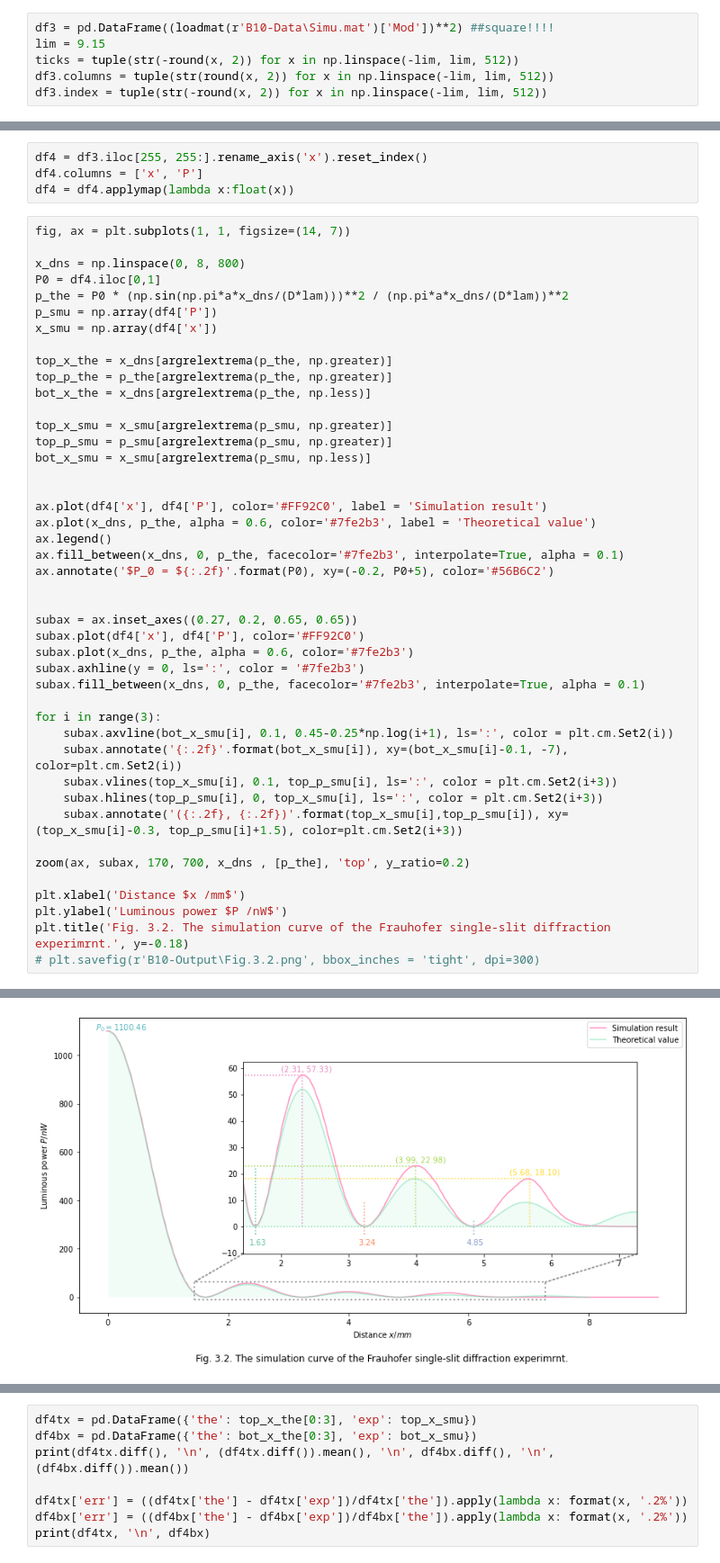
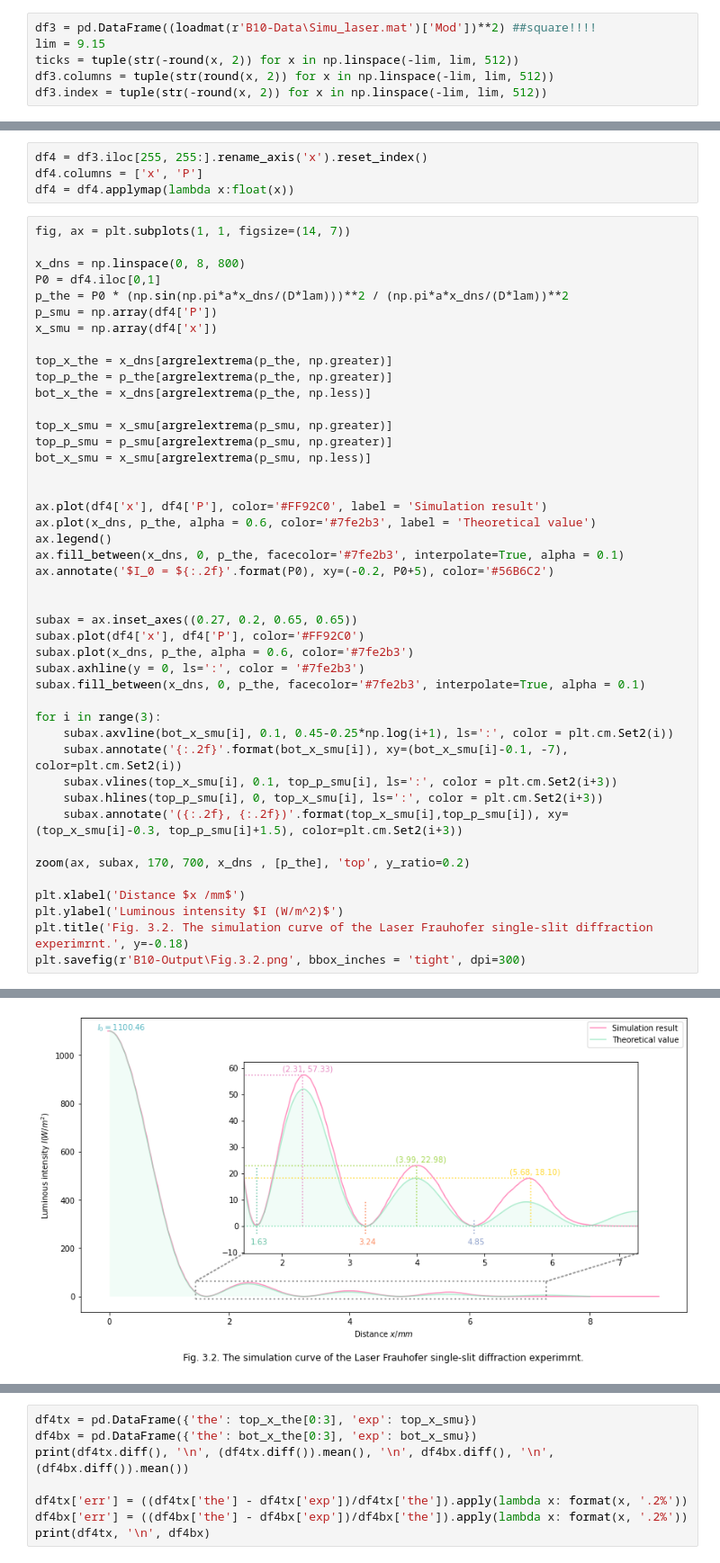
Before and after one commit to Zweig-Wong/SYSU-PHY-EXP, a Jupyter notebook: B10-Fraunhofer_single-slit_diffraction/B10-Fraunhofer_single-slit_diffraction.ipynb, the cells around one changed output, grey strips where cells are left out. Shown: that part at 90% size. Saved outputs shown, nothing was run; the diff lists cells and outputs as text.

```diff
--- a/B10-Fraunhofer_single-slit_diffraction/B10-Fraunhofer_single-slit_diffraction.ipynb
+++ b/B10-Fraunhofer_single-slit_diffraction/B10-Fraunhofer_single-slit_diffraction.ipynb
@@ -291,5 +293,5 @@ plt.savefig(r'B10-Output\Fig.2.png', bbox_inches = 'tight', dpi=300)
 # %%
-df3 = pd.DataFrame((loadmat(r'B10-Data\Simu.mat')['Mod'])**2) ##square!!!!
+df3 = pd.DataFrame((loadmat(r'B10-Data\Simu_laser.mat')['Mod'])**2) ##square!!!!
 lim = 9.15
 ticks = tuple(str(-round(x, 2)) for x in np.linspace(-lim, lim, 512))
 df3.columns = tuple(str(round(x, 2)) for x in np.linspace(-lim, lim, 512))
@@ -338,7 +340,7 @@ ax.plot(df4['x'], df4['P'], color='#FF92C0', label = 'Simulation result')
 ax.plot(x_dns, p_the, alpha = 0.6, color='#7fe2b3', label = 'Theoretical value')
 ax.legend()
 ax.fill_between(x_dns, 0, p_the, facecolor='#7fe2b3', interpolate=True, alpha = 0.1)
-ax.annotate('$P_0 = ${:.2f}'.format(P0), xy=(-0.2, P0+5), color='#56B6C2')
+ax.annotate('$I_0 = ${:.2f}'.format(P0), xy=(-0.2, P0+5), color='#56B6C2')
 
 
 subax = ax.inset_axes((0.27, 0.2, 0.65, 0.65))
@@ -357,7 +359,7 @@ for i in range(3):
 zoom(ax, subax, 170, 700, x_dns , [p_the], 'top', y_ratio=0.2)
 
 plt.xlabel('Distance $x /mm$')
-plt.ylabel('Luminous power $P /nW$')
-plt.title('Fig. 3.2. The simulation curve of the Frauhofer single-slit diffraction experimrnt.', y=-0.18)
-# plt.savefig(r'B10-Output\Fig.3.2.png', bbox_inches = 'tight', dpi=300)
+plt.ylabel('Luminous intensity $I (W/m^2)$')
+plt.title('Fig. 3.2. The simulation curve of the Laser Frauhofer single-slit diffraction experimrnt.', y=-0.18)
+plt.savefig(r'B10-Output\Fig.3.2.png', bbox_inches = 'tight', dpi=300)
 # %% [output]
@@ -365,2 +366,2 @@ Text(0.5, -0.18, 'Fig. 3.2. The simulation curve of the Frauhofer single-slit di
-[figure, old version]
+[figure, new version]
 # %% [markdown]
```
Also changed, not shown: parts of 17 cells of this notebook, 33 other files.
